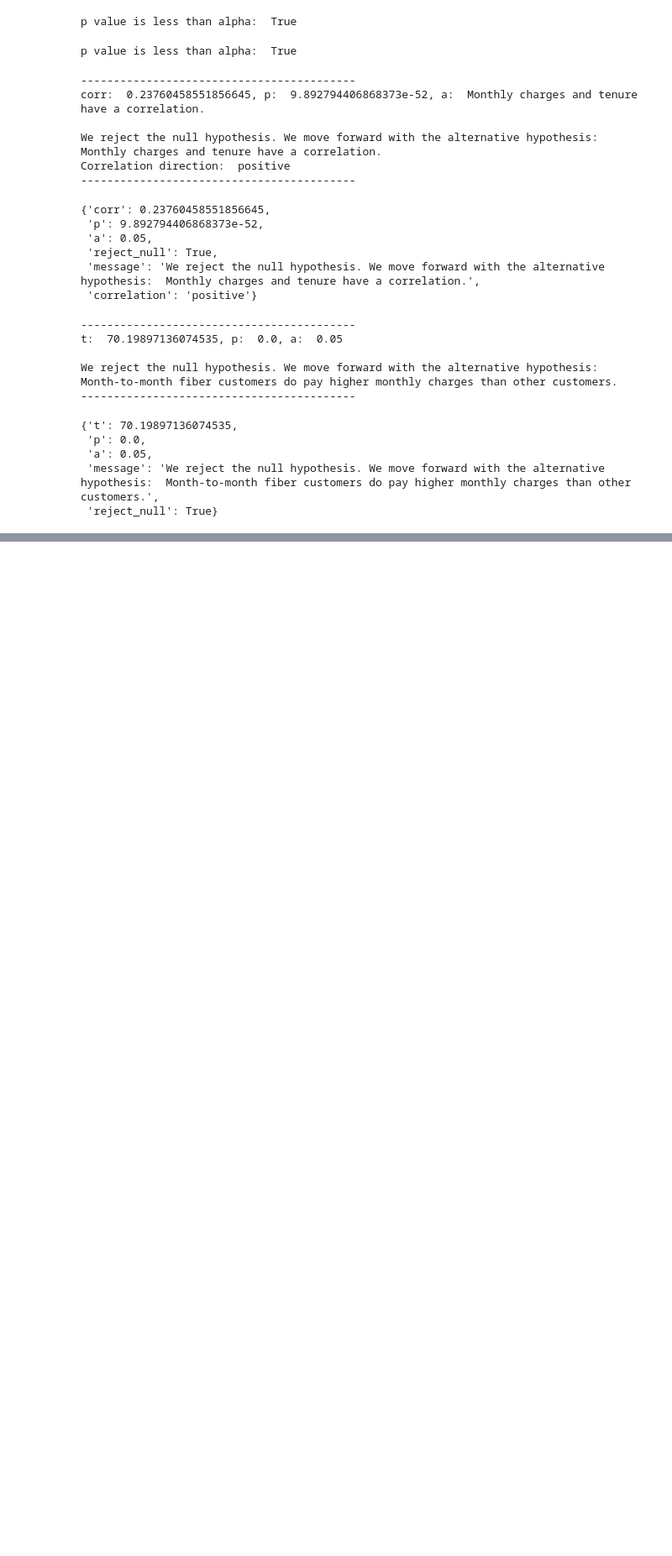
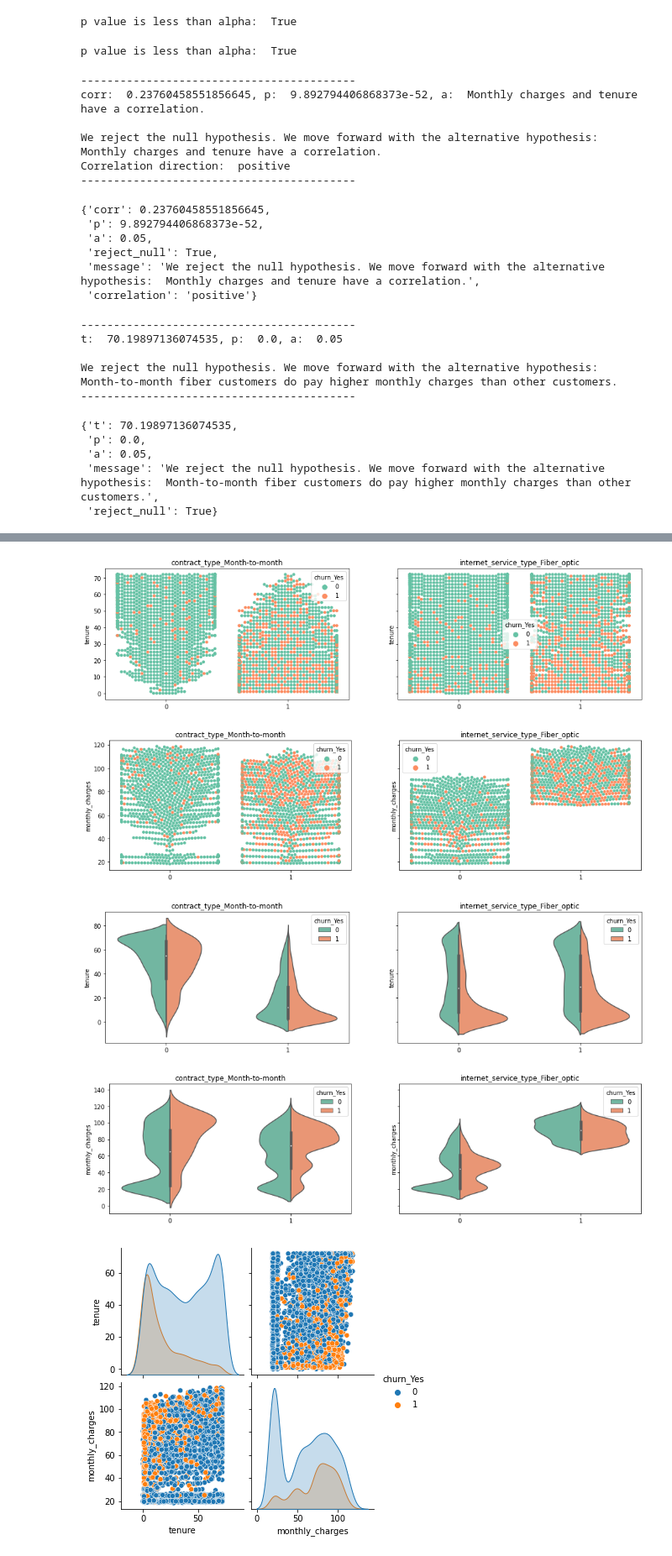
Before and after one commit to david-ryan-alviola/classification-project, a Jupyter notebook: telco_churn_analysis.ipynb, the cells around one changed output, grey strips where cells are left out. Shown at 84% size. Cells and saved outputs as stored; diff of their text form; code cells hidden in the pictures; blank space fills up the shorter version.

```diff
--- a/telco_churn_analysis.ipynb
+++ b/telco_churn_analysis.ipynb
@@ -260,0 +341,8 @@ The results from the statistical testing allow us to move forward with all our a
+# %%
+explore_multivariate(train, target, cat_vars, quant_vars)
+# %% [output]
+[figure, added]
+[figure, added]
+[figure, added]
+[figure, added]
+[figure, added]
```
Also changed, not shown: parts of 32 cells of this notebook, 2 other files.
